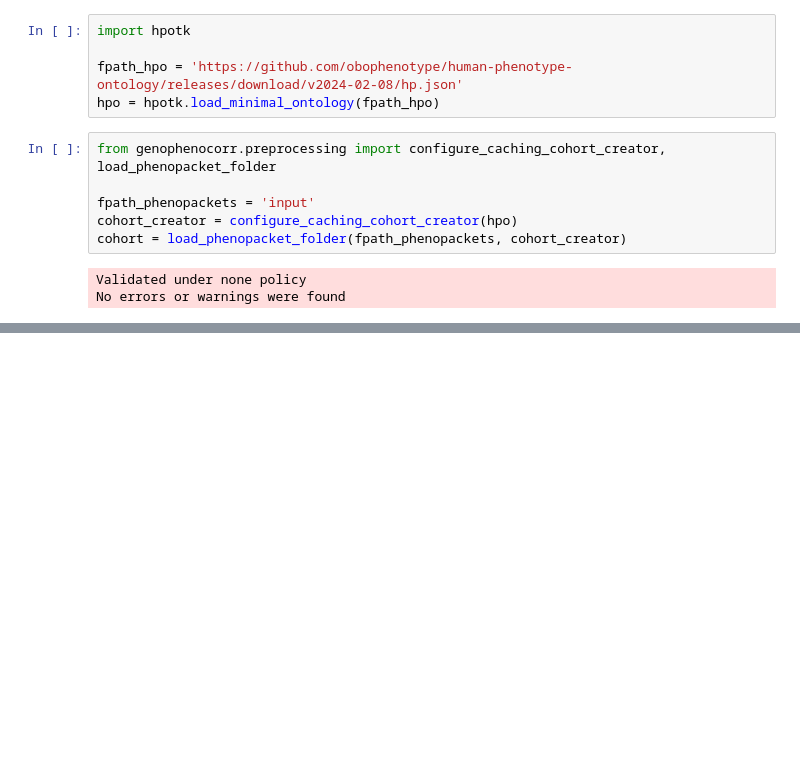
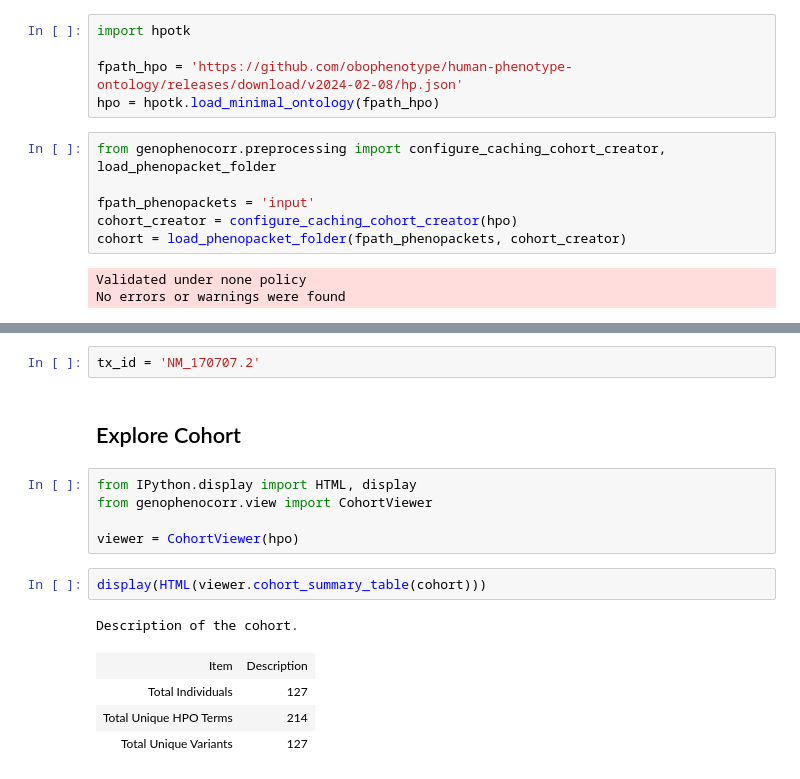
Before and after one commit to monarch-initiative/gpsea, a Jupyter notebook: case_studies/LMNA/LMNA.ipynb, the cells around one changed output, grey strips where cells are left out. Saved outputs shown, nothing was run; the diff lists cells and outputs as text; blank space fills up the shorter version.

```diff
--- a/case_studies/LMNA/LMNA.ipynb
+++ b/case_studies/LMNA/LMNA.ipynb
@@ -21,0 +28,17 @@ No errors or warnings were found
+# %%
+tx_id = 'NM_170707.2'
+# %% [markdown]
+## Explore Cohort
+# %%
+from IPython.display import HTML, display
+from genophenocorr.view import CohortViewer
+
+viewer = CohortViewer(hpo)
+# %%
+display(HTML(viewer.cohort_summary_table(cohort)))
+# %% [output]
+Description of the cohort.
+| Item | Description |
+| Total Individuals | 127 |
+| Total Unique HPO Terms | 214 |
+| Total Unique Variants | 127 |
```
Also changed, not shown: parts of 3 cells of this notebook.
